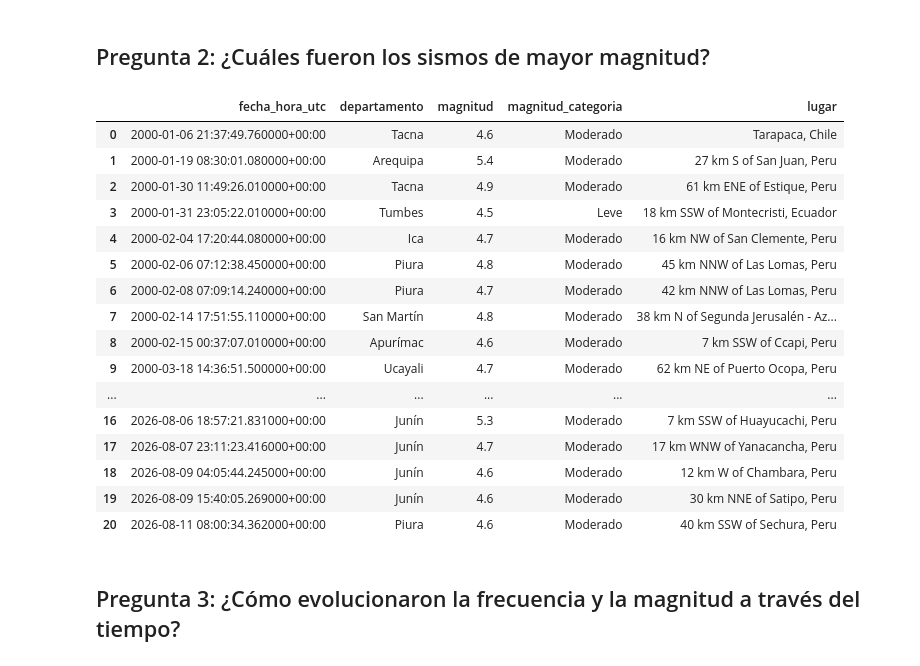
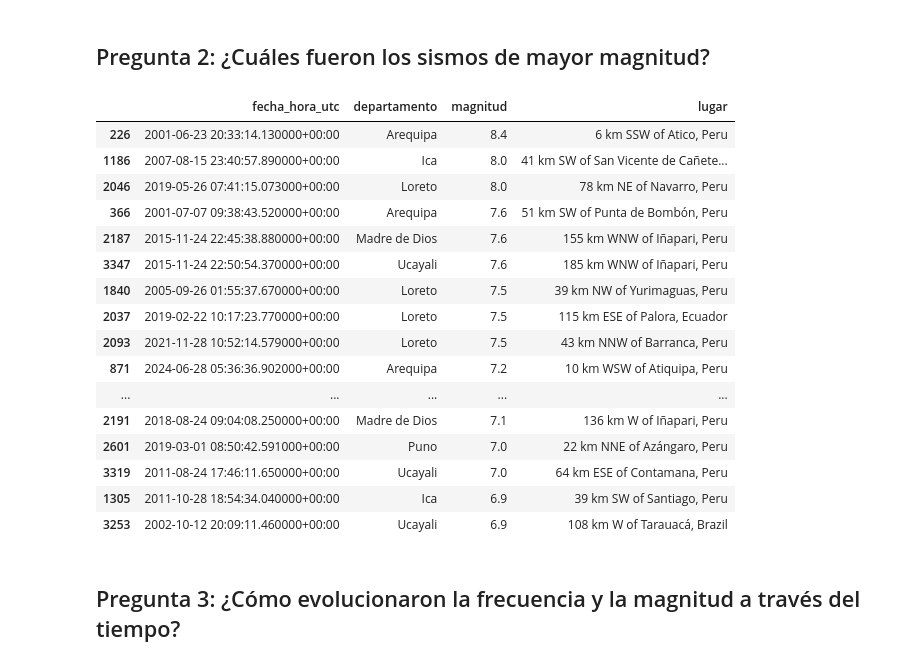
Before and after one commit to Abrahan96/proyecto-final-sismos-peru, a Jupyter notebook: sismos_peru_etl_autonomo.ipynb, the cells around one changed output. Drawn from its saved outputs; the diff is of its cells as text; code cells hidden in the pictures.

Commit message:
Se modificó el Jupiter, se agregó gráfico de tabla

```diff
--- a/sismos_peru_etl_autonomo.ipynb
+++ b/sismos_peru_etl_autonomo.ipynb
@@ -78,53 +58,27 @@ fig.update_layout(showlegend=False)
 fig.show()
 # %% [markdown]
 ## Pregunta 2: ¿Cuáles fueron los sismos de mayor magnitud?
-# %%
-import pandas as pd
-import plotly.express as px
-
-orden = ['Leve', 'Moderado', 'Fuerte', 'Muy fuerte', 'Extremo']
-
-fig = px.scatter(
-    df.sort_values('fecha_hora_utc'),
-    x='fecha_hora_utc', y='magnitud',
-    color='magnitud_categoria', size='magnitud',
-    category_orders={'magnitud_categoria': orden},
-    hover_data=['departamento', 'distrito', 'profundidad_km', 'lugar'],
-    labels={
-        'fecha_hora_utc': 'Fecha',
-        'magnitud_categoria': 'Categoría de magnitud'
-    },
-    title='Distribución de los sismos según su magnitud a lo largo del tiempo'
-)
-fig.show()
-
-columnas = [
-    'fecha_hora_utc', 'departamento', 'magnitud',
-    'magnitud_categoria', 'lugar'
-]
-
-tabla = df[columnas].sort_values('fecha_hora_utc').reset_index(drop=True)
-puntos = pd.DataFrame([['...'] * len(columnas)], columns=columnas)
-
-pd.concat([tabla.head(10), puntos, tabla.tail(10)], ignore_index=True)
-# %% [output]
-|  | fecha_hora_utc | departamento | magnitud | magnitud_categoria | lugar |
-| 0 | 2000-01-06 21:37:49.760000+00:00 | Tacna | 4.6 | Moderado | Tarapaca, Chile |
-| 1 | 2000-01-19 08:30:01.080000+00:00 | Arequipa | 5.4 | Moderado | 27 km S of San Juan, Peru |
-| 2 | 2000-01-30 11:49:26.010000+00:00 | Tacna | 4.9 | Moderado | 61 km ENE of Estique, Peru |
-| 3 | 2000-01-31 23:05:22.010000+00:00 | Tumbes | 4.5 | Leve | 18 km SSW of Montecristi, Ecuador |
-| 4 | 2000-02-04 17:20:44.080000+00:00 | Ica | 4.7 | Moderado | 16 km NW of San Clemente, Peru |
-| 5 | 2000-02-06 07:12:38.450000+00:00 | Piura | 4.8 | Moderado | 45 km NNW of Las Lomas, Peru |
-| 6 | 2000-02-08 07:09:14.240000+00:00 | Piura | 4.7 | Moderado | 42 km NNW of Las Lomas, Peru |
-| 7 | 2000-02-14 17:51:55.110000+00:00 | San Martín | 4.8 | Moderado | 38 km N of Segunda Jerusalén - Az... |
-| 8 | 2000-02-15 00:37:07.010000+00:00 | Apurímac | 4.6 | Moderado | 7 km SSW of Ccapi, Peru |
-| 9 | 2000-03-18 14:36:51.500000+00:00 | Ucayali | 4.7 | Moderado | 62 km NE of Puerto Ocopa, Peru |
-| ... | ... | ... | ... | ... | ... |
-| 16 | 2026-08-06 18:57:21.831000+00:00 | Junín | 5.3 | Moderado | 7 km SSW of Huayucachi, Peru |
-| 17 | 2026-08-07 23:11:23.416000+00:00 | Junín | 4.7 | Moderado | 17 km WNW of Yanacancha, Peru |
-| 18 | 2026-08-09 04:05:44.245000+00:00 | Junín | 4.6 | Moderado | 12 km W of Chambara, Peru |
-| 19 | 2026-08-09 15:40:05.269000+00:00 | Junín | 4.6 | Moderado | 30 km NNE of Satipo, Peru |
-| 20 | 2026-08-11 08:00:34.362000+00:00 | Piura | 4.6 | Moderado | 40 km SSW of Sechura, Peru |
+# %%
+mayores = df.nlargest(20, 'magnitud').sort_values('magnitud')
+mayores[['fecha_hora_utc', 'departamento', 'magnitud', 'lugar']].sort_values('magnitud', ascending=False)
+# %% [output]
+|  | fecha_hora_utc | departamento | magnitud | lugar |
+| 226 | 2001-06-23 20:33:14.130000+00:00 | Arequipa | 8.4 | 6 km SSW of Atico, Peru |
+| 1186 | 2007-08-15 23:40:57.890000+00:00 | Ica | 8.0 | 41 km SW of San Vicente de Cañete... |
+| 2046 | 2019-05-26 07:41:15.073000+00:00 | Loreto | 8.0 | 78 km NE of Navarro, Peru |
+| 366 | 2001-07-07 09:38:43.520000+00:00 | Arequipa | 7.6 | 51 km SW of Punta de Bombón, Peru |
+| 2187 | 2015-11-24 22:45:38.880000+00:00 | Madre de Dios | 7.6 | 155 km WNW of Iñapari, Peru |
+| 3347 | 2015-11-24 22:50:54.370000+00:00 | Ucayali | 7.6 | 185 km WNW of Iñapari, Peru |
+| 1840 | 2005-09-26 01:55:37.670000+00:00 | Loreto | 7.5 | 39 km NW of Yurimaguas, Peru |
+| 2037 | 2019-02-22 10:17:23.770000+00:00 | Loreto | 7.5 | 115 km ESE of Palora, Ecuador |
+| 2093 | 2021-11-28 10:52:14.579000+00:00 | Loreto | 7.5 | 43 km NNW of Barranca, Peru |
+| 871 | 2024-06-28 05:36:36.902000+00:00 | Arequipa | 7.2 | 10 km WSW of Atiquipa, Peru |
+| ... | ... | ... | ... | ... |
+| 2191 | 2018-08-24 09:04:08.250000+00:00 | Madre de Dios | 7.1 | 136 km W of Iñapari, Peru |
+| 2601 | 2019-03-01 08:50:42.591000+00:00 | Puno | 7.0 | 22 km NNE of Azángaro, Peru |
+| 3319 | 2011-08-24 17:46:11.650000+00:00 | Ucayali | 7.0 | 64 km ESE of Contamana, Peru |
+| 1305 | 2011-10-28 18:54:34.040000+00:00 | Ica | 6.9 | 39 km SW of Santiago, Peru |
+| 3253 | 2002-10-12 20:09:11.460000+00:00 | Ucayali | 6.9 | 108 km W of Tarauacá, Brazil |
 # %% [markdown]
 ## Pregunta 3: ¿Cómo evolucionaron la frecuencia y la magnitud a través del tiempo?
 # %%
```
Also changed, not shown: parts of 1 cell of this notebook.
